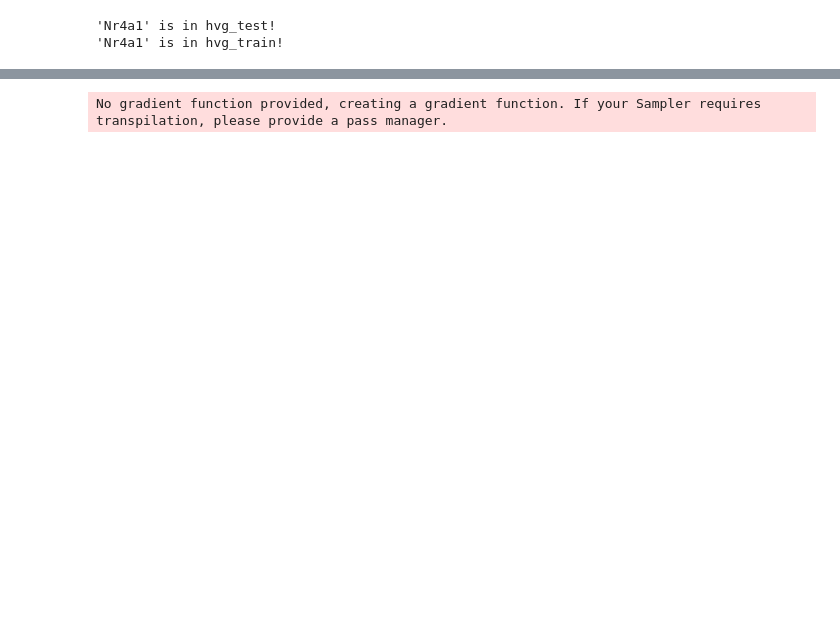
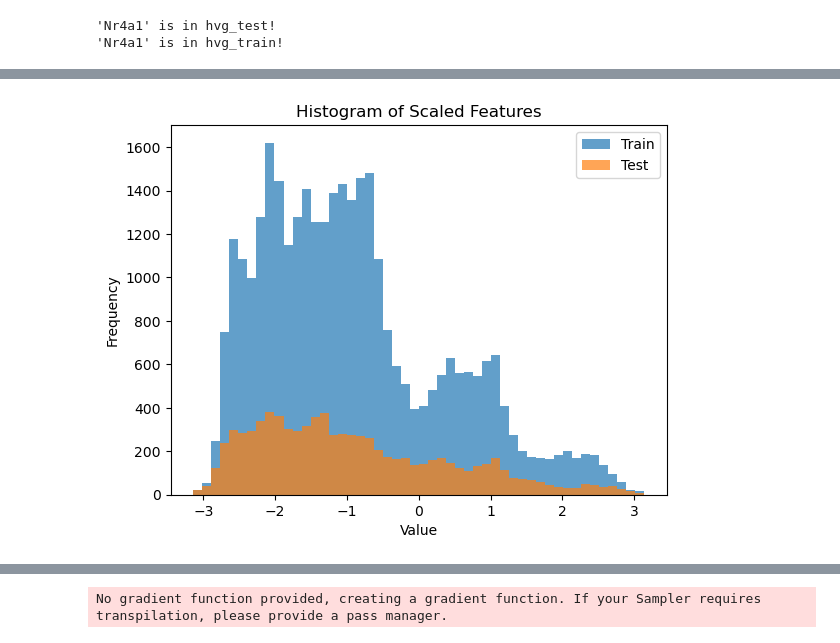
Before and after one commit to sromero1992/scGEAToolbox_addson, a Jupyter notebook: Qiskit/qnn/qnn_cells.ipynb, the cells around one changed output, grey strips where cells are left out. Cells and saved outputs as stored; diff of their text form; code cells hidden in the pictures; blank space fills up the shorter version.

```diff
--- a/Qiskit/qnn/qnn_cells.ipynb
+++ b/Qiskit/qnn/qnn_cells.ipynb
@@ -152 +195,13 @@ print(np.min(adata_test.X), np.max(adata_test.X), np.mean(adata_test.X))
+# %%
+import matplotlib.pyplot as plt
+
+plt.hist(Xtrain.flatten(), bins=50, alpha=0.7, label='Train')
+plt.hist(Xtest.flatten(), bins=50, alpha=0.7, label='Test')
+plt.title("Histogram of Scaled Features")
+plt.xlabel("Value")
+plt.ylabel("Frequency")
+plt.legend()
+plt.show()
+# %% [output]
+[figure, added]
 # %%
```
Also changed, not shown: parts of 22 cells of this notebook, 4 other files.
